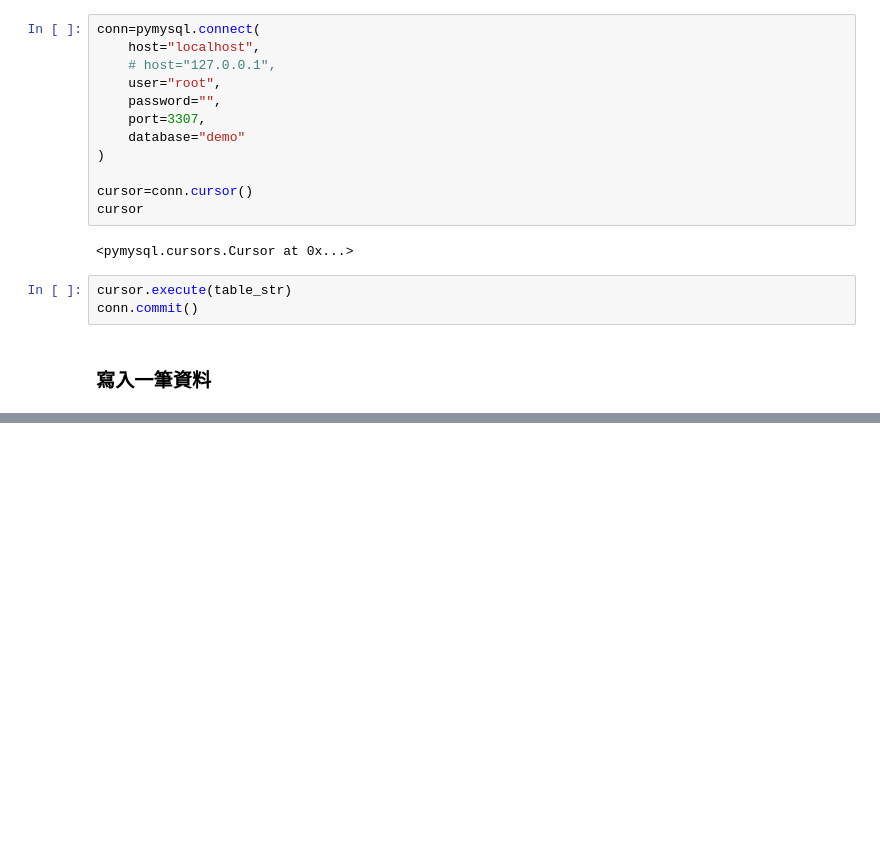
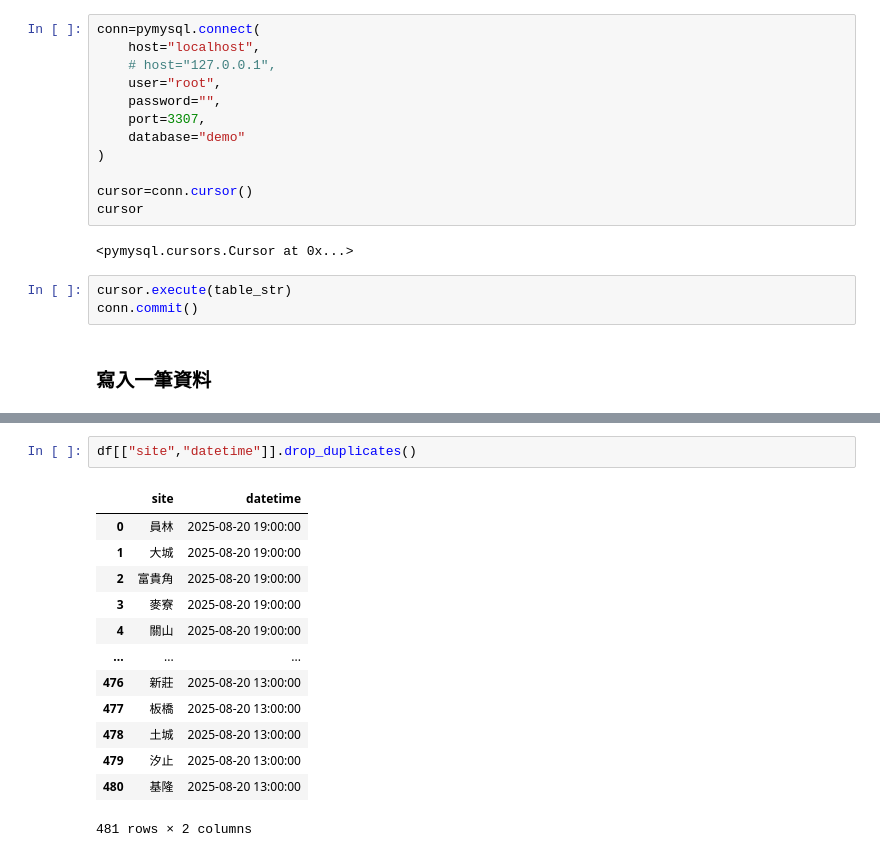
Before and after one commit to shuanshuankao/pm25_tomysql, a Jupyter notebook: test.ipynb, the cells around one changed output, grey strips where cells are left out. Cells and saved outputs as stored; diff of their text form; blank space fills up the shorter version.

```diff
--- a/test.ipynb
+++ b/test.ipynb
@@ -133,0 +209,16 @@ conn.commit()
+# %%
+df[["site","datetime"]].drop_duplicates()
+# %% [output]
+|  | site | datetime |
+| 0 | 員林 | 2025-08-20 19:00:00 |
+| 1 | 大城 | 2025-08-20 19:00:00 |
+| 2 | 富貴角 | 2025-08-20 19:00:00 |
+| 3 | 麥寮 | 2025-08-20 19:00:00 |
+| 4 | 關山 | 2025-08-20 19:00:00 |
+| ... | ... | ... |
+| 476 | 新莊 | 2025-08-20 13:00:00 |
+| 477 | 板橋 | 2025-08-20 13:00:00 |
+| 478 | 土城 | 2025-08-20 13:00:00 |
+| 479 | 汐止 | 2025-08-20 13:00:00 |
+| 480 | 基隆 | 2025-08-20 13:00:00 |
+481 rows × 2 columns
```
Also changed, not shown: parts of 10 cells of this notebook, 5 other files.
